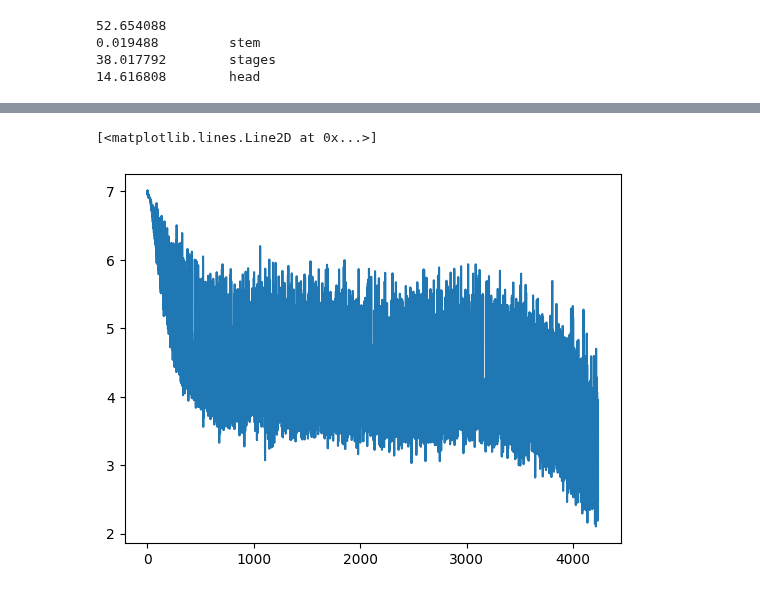
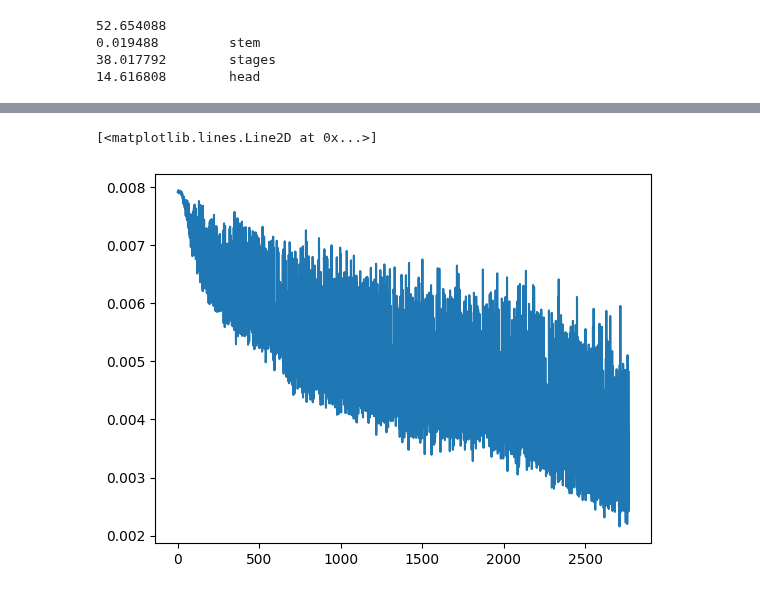
Before and after one commit to danjacobellis/tft, a Jupyter notebook: train/inet_o1.ipynb, the cells around one changed output, grey strips where cells are left out. Saved outputs shown, nothing was run; the diff lists cells and outputs as text; code cells hidden in the pictures.

Commit message:
ema disabled, BCE, 36 epochs, 77.8

```diff
--- a/train/inet_o1.ipynb
+++ b/train/inet_o1.ipynb
@@ -24,14 +26,16 @@ dataset_train = load_dataset('timm/imagenet-1k-wds', split='train')
 dataset_valid = load_dataset('timm/imagenet-1k-wds', split='validation')
 # %%
 config = SimpleNamespace()
-config.epochs = 56
+config.epochs = 36
 config.batch_size = 128
 config.steps_per_epoch = dataset_train.num_rows // config.batch_size
 config.total_steps = config.epochs * config.steps_per_epoch
 
 config.num_workers = 32
-config.max_lr = 2e-3 * (config.batch_size/128)
-config.lr_pow = 4; assert (config.lr_pow/2)%1 == 0
+config.grad_accum_steps = 1
+config.max_lr = 5e-4 * (config.batch_size/128)
+config.min_lr = config.max_lr/1e6;
+config.lr_pow = 2; assert (config.lr_pow/2)%1 == 0
 
 config.weight_decay = 0.1
 config.no_wd_keys = ['norm', 'bias']
@@ -47,14 +51,14 @@ config.cutmix_alpha = 0.2
 
 config.label_smoothing = 0.1
 
-config.mesa = True
+config.mesa = False
 config.mesa_ratio = 2.0
 config.mesa_start = 0.25
 
 config.channels=3
 config.classifier_num_classes=1000
 
-config.log_filename = 'log_cuda_2'
+config.log_filename = 'log_cuda_3'
 # %%
 from timm.models.efficientvit_mit import EfficientVitLarge, GELUTanh
 
@@ -109,11 +113,11 @@ for name, p in model.named_parameters():
         wd_val = config.weight_decay if use_wd else 0.0
         param_groups.append({'params': [p], 'weight_decay': wd_val})
 
-optimizer = Adan(param_groups, lr=1.0, weight_decay=0.0, caution=True)
+optimizer = Mars(param_groups, lr=1.0, weight_decay=0.0, caution=True)
 
 def rc_sched(i_step, config):
     t = i_step / config.total_steps
-    return config.max_lr * (1 - ((np.cos(np.pi*t))**(2*config.lr_pow)))
+    return (config.max_lr - config.min_lr) * (1 - ((np.cos(np.pi*t))**(2*config.lr_pow))) + config.min_lr
 
 schedule = torch.optim.lr_scheduler.LambdaLR(
     optimizer,
@@ -186,7 +192,7 @@ def train_collate_fn(batch, epoch):
         y_list.append(cls_)
     x = torch.stack(x_list, dim=0)
     y = torch.tensor(y_list, dtype=torch.long)
-    return x, y
+    return x, torch.nn.functional.one_hot(y, num_classes=config.classifier_num_classes)
 
 def valid_collate_fn(batch):
     transform = build_valid_transform()
@@ -204,9 +210,6 @@ def valid_collate_fn(batch):
 learning_rates = [optimizer.param_groups[0]['lr']]
 
 ema_helper = EMAHelper(model, decay=0.9999) if config.mesa else None
-
-train_criterion = torch.nn.CrossEntropyLoss(label_smoothing=config.label_smoothing)
-val_criterion = torch.nn.CrossEntropyLoss()
 
 mb = master_bar(range(config.epochs))
 global_step = 0
@@ -239,9 +242,14 @@ for i_epoch in mb:
             (x, y) = mixup_tfm((x, y))
         elif pick == "cutmix" and config.cutmix_alpha > 0:
             (x, y) = cutmix_tfm((x, y))
+        else:
+            y = y.to(torch.float)
+
+        if config.label_smoothing>0:
+            y = (1 - config.label_smoothing) * y + config.label_smoothing / config.classifier_num_classes
 
         logits = model(x)
-        loss = train_criterion(logits, y)
+        loss = torch.nn.BCEWithLogitsLoss()(logits, y)
         if global_step % 128 == 0:
             train_losses.append(loss.item())
 
@@ -310,5 +321,5 @@ display(HTML(mb.child.progress))
 # %%
-plt.plot(train_losses)
+plt.plot(train_losses[50:])
 # %% [output]
 [<matplotlib.lines.Line2D at 0x...>]
-[figure, old version]
+[figure, new version]
```
Also changed, not shown: parts of 7 cells of this notebook.
